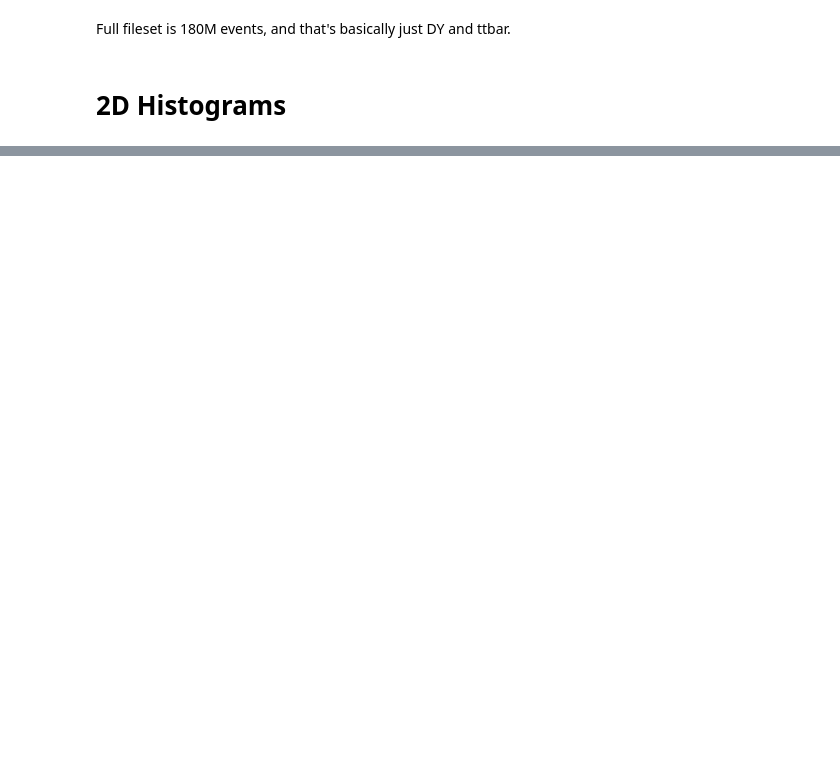
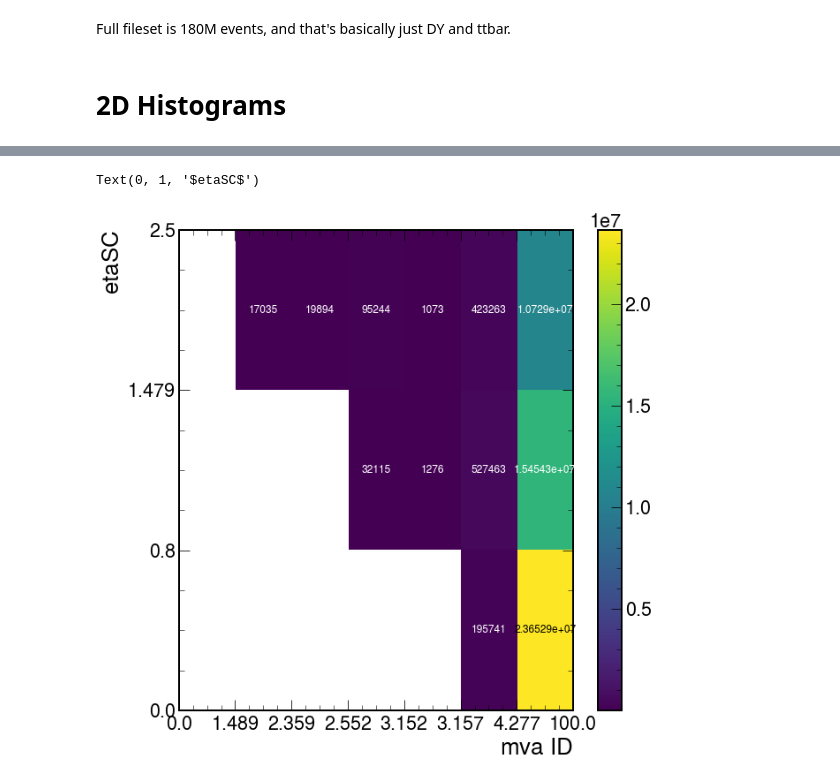
Before and after one commit to JacksonWallace/FCNC, a Jupyter notebook: notebooks/Charge Flip Variables.ipynb, the cells around one changed output, grey strips where cells are left out. Saved outputs shown, nothing was run; the diff lists cells and outputs as text; code cells hidden in the pictures; blank space fills up the shorter version.

```diff
--- a/notebooks/Charge Flip Variables.ipynb
+++ b/notebooks/Charge Flip Variables.ipynb
@@ -34,7 +34,7 @@ from Tools.nano_mapping import make_fileset, nano_mapping
 
 from processor.meta_processor import get_sample_meta
 
-overwrite = True
+overwrite = False
 local = True
 
 # load the config and the cache
@@ -225,9 +215,12 @@ ax.set_ylabel(r'$p_{T}\ (GeV)$')
 # %%
 plt.style.use(hep.style.CMS)
 fig, ax  = plt.subplots(1, 1,figsize=(10,10) )
 h3.plot(show_counts=True, equidistant='xy')
 ax.set_xlabel(r'$mva\ ID$')
-ax.set_ylabel(r'$\eta$')
+ax.set_ylabel(r'$etaSC$')
+# %% [output]
+Text(0, 1, '$etaSC$')
+[figure, added]
 # %%
 plt.style.use(hep.style.CMS)
 fig, ax  = plt.subplots(1, 1,figsize=(10,10) )
```
Also changed, not shown: parts of 6 cells of this notebook, 8 other files.
